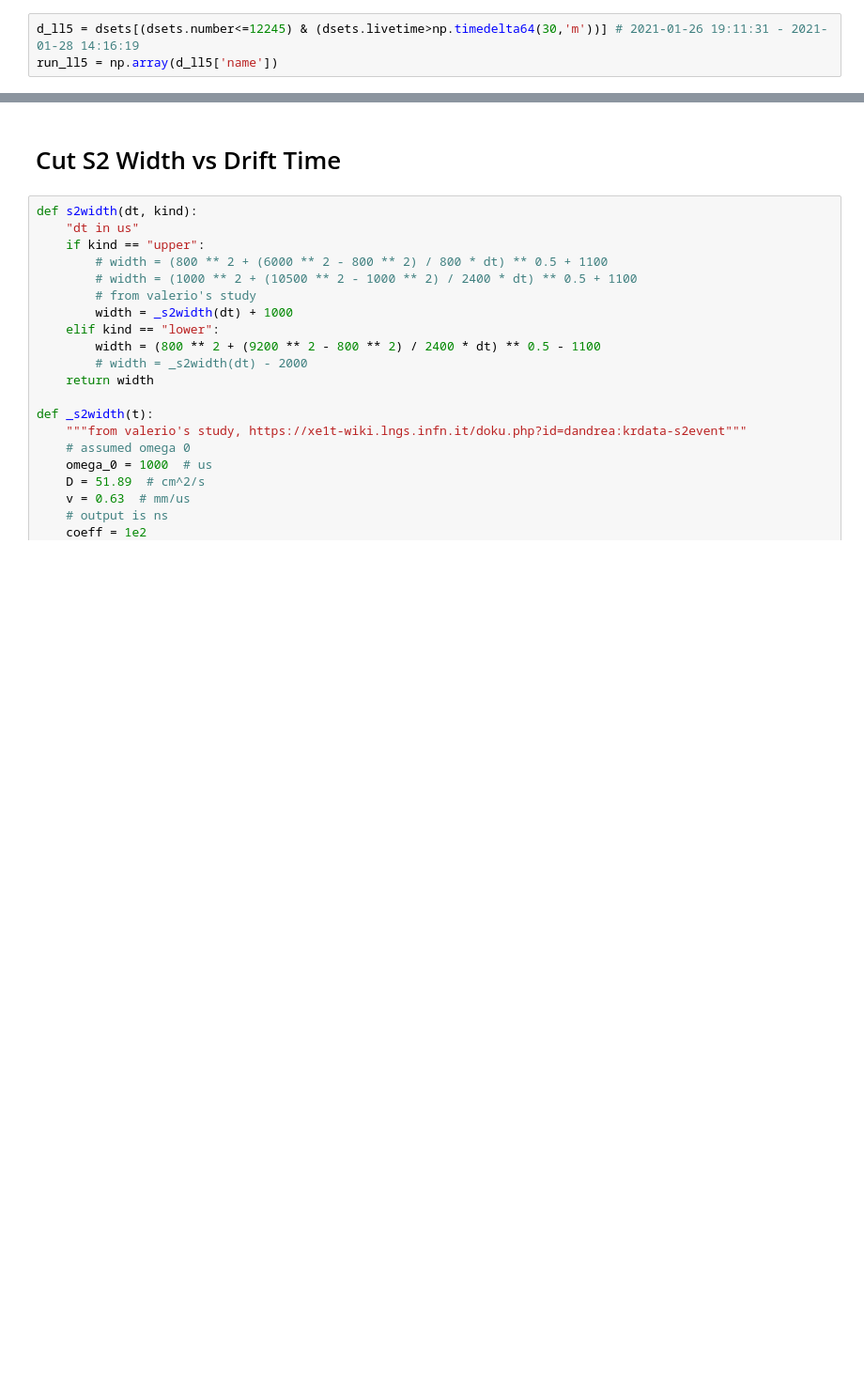
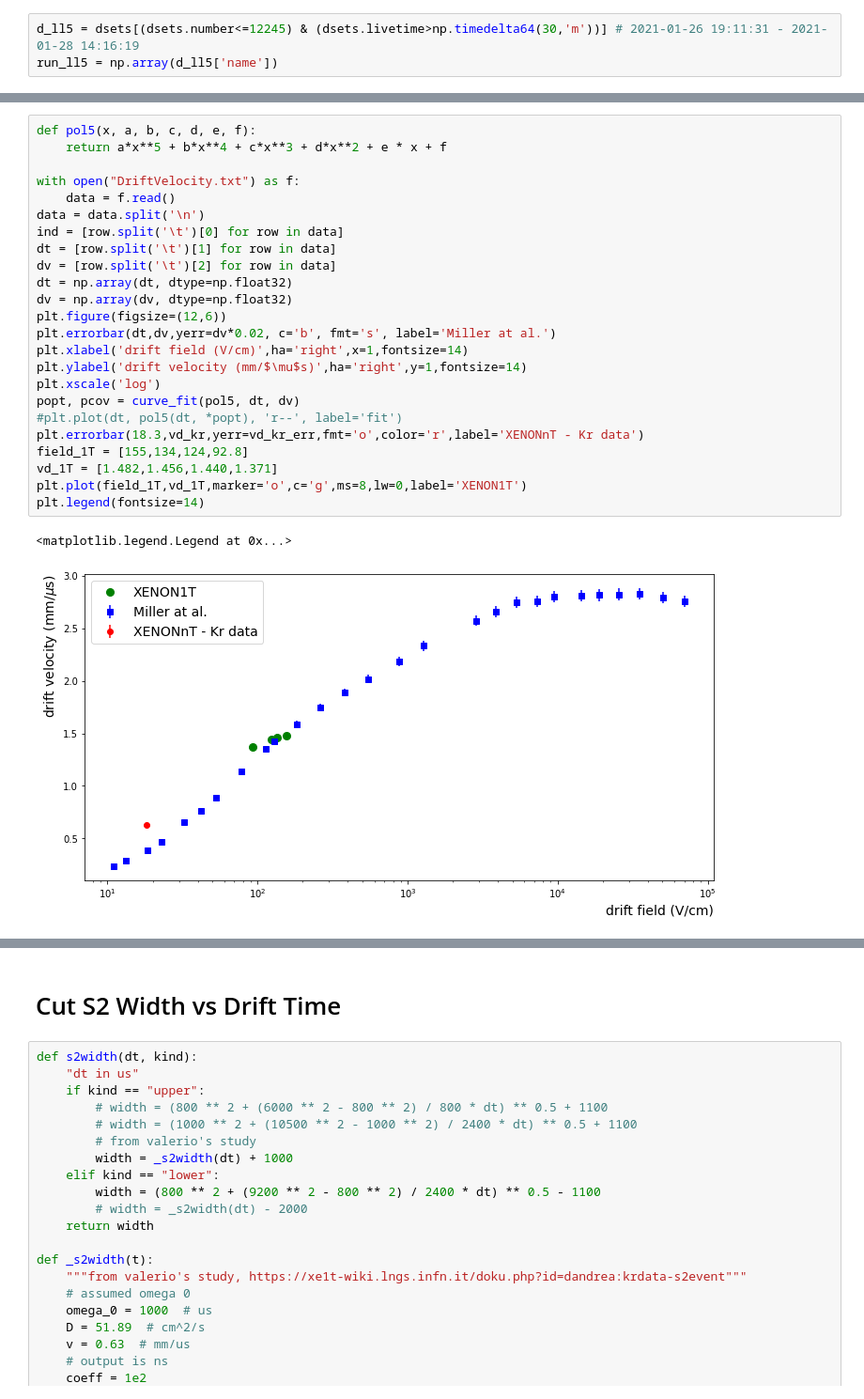
Before and after one commit to valerioda/xenon-note, a Jupyter notebook: fast_response_analysis/diffusion-study_Kr-data.ipynb, the cells around one changed output, grey strips where cells are left out. Shown at 94% size. Drawn from its saved outputs; the diff is of its cells as text; blank space fills up the shorter version.

```diff
--- a/fast_response_analysis/diffusion-study_Kr-data.ipynb
+++ b/fast_response_analysis/diffusion-study_Kr-data.ipynb
@@ -334,3 +185,30 @@ run_ll5 = np.array(d_ll5['name'])
+# %%
+def pol5(x, a, b, c, d, e, f):
+    return a*x**5 + b*x**4 + c*x**3 + d*x**2 + e * x + f
+
+with open("DriftVelocity.txt") as f:
+    data = f.read()
+data = data.split('\n')
+ind = [row.split('\t')[0] for row in data]
+dt = [row.split('\t')[1] for row in data]
+dv = [row.split('\t')[2] for row in data]
+dt = np.array(dt, dtype=np.float32)
+dv = np.array(dv, dtype=np.float32)
+plt.figure(figsize=(12,6))
+plt.errorbar(dt,dv,yerr=dv*0.02, c='b', fmt='s', label='Miller at al.')
+plt.xlabel('drift field (V/cm)',ha='right',x=1,fontsize=14)
+plt.ylabel('drift velocity (mm/$\mu$s)',ha='right',y=1,fontsize=14)
+plt.xscale('log')
+popt, pcov = curve_fit(pol5, dt, dv)
+#plt.plot(dt, pol5(dt, *popt), 'r--', label='fit')
+plt.errorbar(18.3,vd_kr,yerr=vd_kr_err,fmt='o',color='r',label='XENONnT - Kr data')
+field_1T = [155,134,124,92.8]
+vd_1T = [1.482,1.456,1.440,1.371]
+plt.plot(field_1T,vd_1T,marker='o',c='g',ms=8,lw=0,label='XENON1T')
+plt.legend(fontsize=14)
+# %% [output]
+<matplotlib.legend.Legend at 0x...>
+[figure, added]
 # %%
 d_ll5
 # %% [output]
```
Also changed, not shown: parts of 26 cells of this notebook, 1 other file.
